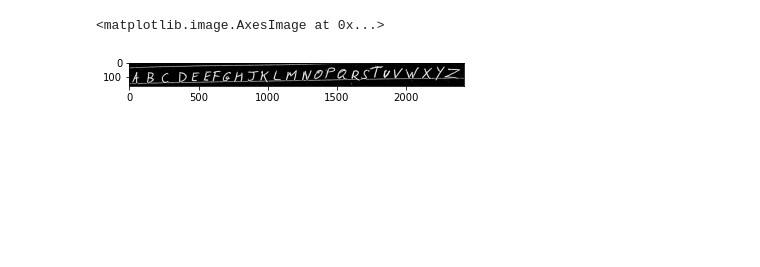
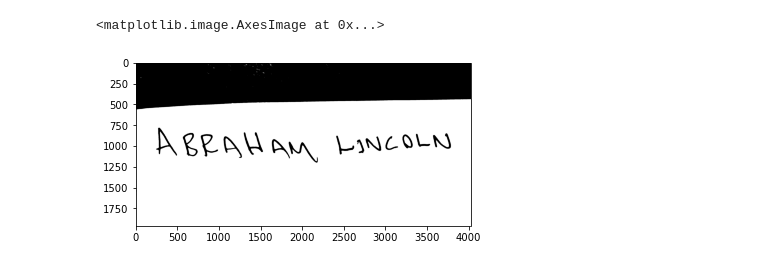
Before and after one commit to monolith1/Handwritten-OCR-for-WriteIn-Resolution, a Jupyter notebook: app.ipynb, the cells around one changed output. Cells and saved outputs as stored; diff of their text form; code cells hidden in the pictures; blank space fills up the shorter version.

```diff
--- a/app.ipynb
+++ b/app.ipynb
@@ -12,7 +12,7 @@ import matplotlib.pyplot as plt
 model = load_model('model/Complex.h5')
 # %%
 # load the image, convert to grayscale, and apply noise reduction
-image = cv2.imread('data/test_images/6.jpg')
+image = cv2.imread('data/test_images/5.jpg')
 gray = cv2.cvtColor(image, cv2.COLOR_BGR2GRAY)
 blurred = cv2.GaussianBlur(gray, (5, 5), 0)
 plt.imshow(blurred, cmap='Greys')
@@ -42,20 +42,20 @@ plt.imshow(correct, cmap='Greys')
 # %%
 # Canny edge detection - use instead of otsu's thresholding for more exact but more segmented contours
 # high_thresh, thresh_im = cv2.threshold(blurred, 0, 255, cv2.THRESH_BINARY + cv2.THRESH_OTSU)
 # lowThresh = 0.5*high_thresh
 # thresh = cv2.Canny(blurred, lowThresh, high_thresh)
 
 # apply otsu's thresholding - can be used instead of canny
-# ret, thresh = cv2.threshold(blurred, 0, 255, cv2.THRESH_BINARY_INV + cv2.THRESH_OTSU)
+ret, thresh = cv2.threshold(blurred, 0, 255, cv2.THRESH_BINARY_INV + cv2.THRESH_OTSU)
 
 # adaptive gaussian thresholding - something to try
-thresh = cv2.adaptiveThreshold(blurred, 255,cv2.ADAPTIVE_THRESH_GAUSSIAN_C,\
-            cv2.THRESH_BINARY,11,2)
+# thresh = cv2.adaptiveThreshold(blurred, 255,cv2.ADAPTIVE_THRESH_GAUSSIAN_C,\
+            # cv2.THRESH_BINARY,11,2)
 
 # visualize the binary image
 plt.imshow(thresh, cmap='Greys')
 # %% [output]
 <matplotlib.image.AxesImage at 0x...>
-[figure, old version]
+[figure, new version]
 # %%
 # extract contours from the binary image
```
Also changed, not shown: parts of 10 cells of this notebook, 4 other files.
